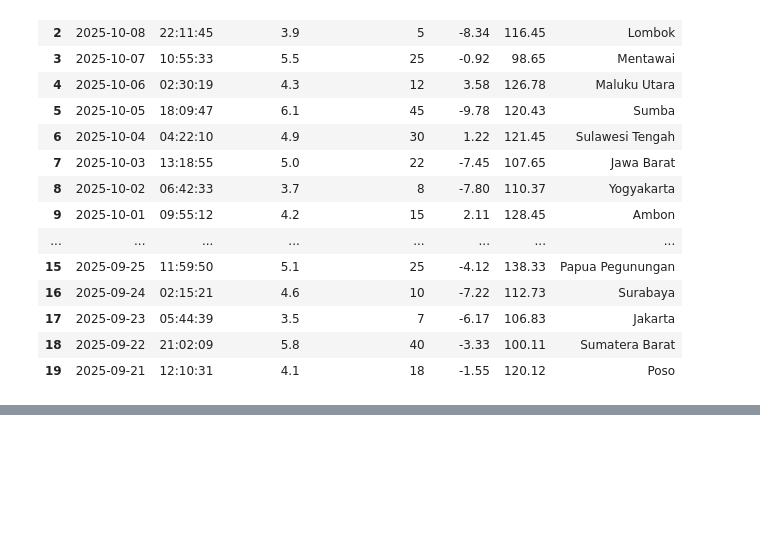
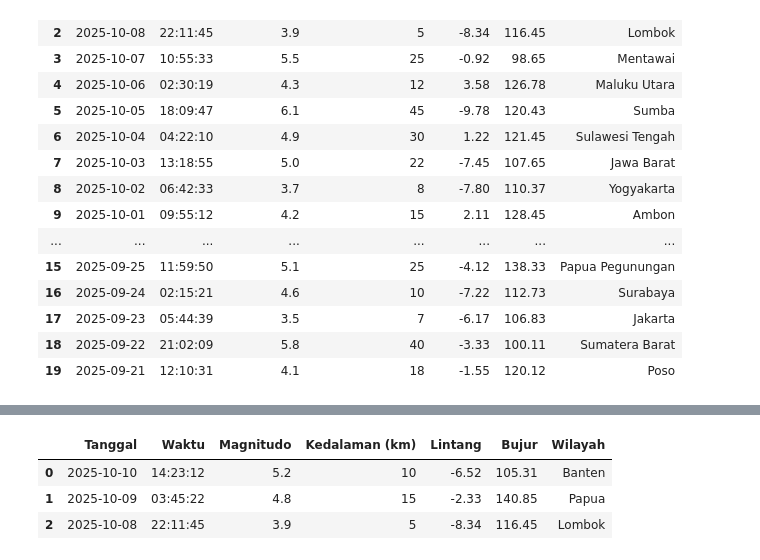
Before and after one commit to Dontbecode/-Bootcamp-Data-Analyst-, a Jupyter notebook: Pandas.ipynb, the cells around one changed output, grey strips where cells are left out. Drawn from its saved outputs; the diff is of its cells as text; code cells hidden in the pictures; blank space fills up the shorter version.

```diff
--- a/Pandas.ipynb
+++ b/Pandas.ipynb
@@ -181,3 +177,10 @@ df_excel
 | 17 | Ring Video Doorbell 4 | Home Security | Amazon | 8SP1S9-0 | 2021 | 10 | 229 | 20 |
 | 18 | Fitbit Versa 3 | Wearable | Fitbit | FB511BKE | 2021 | 5 | 229 | 25 |
 | 19 | Dyson Pure Cool Link | Air Purifier | Dyson | TP04 | 2019 | 40 | 599 | 10 |
+# %%
+df_json.head(3)
+# %% [output]
+|  | Tanggal | Waktu | Magnitudo | Kedalaman (km) | Lintang | Bujur | Wilayah |
+| 0 | 2025-10-10 | 14:23:12 | 5.2 | 10 | -6.52 | 105.31 | Banten |
+| 1 | 2025-10-09 | 03:45:22 | 4.8 | 15 | -2.33 | 140.85 | Papua |
+| 2 | 2025-10-08 | 22:11:45 | 3.9 | 5 | -8.34 | 116.45 | Lombok |
```
Also changed, not shown: parts of 13 cells of this notebook, 1 other file.
